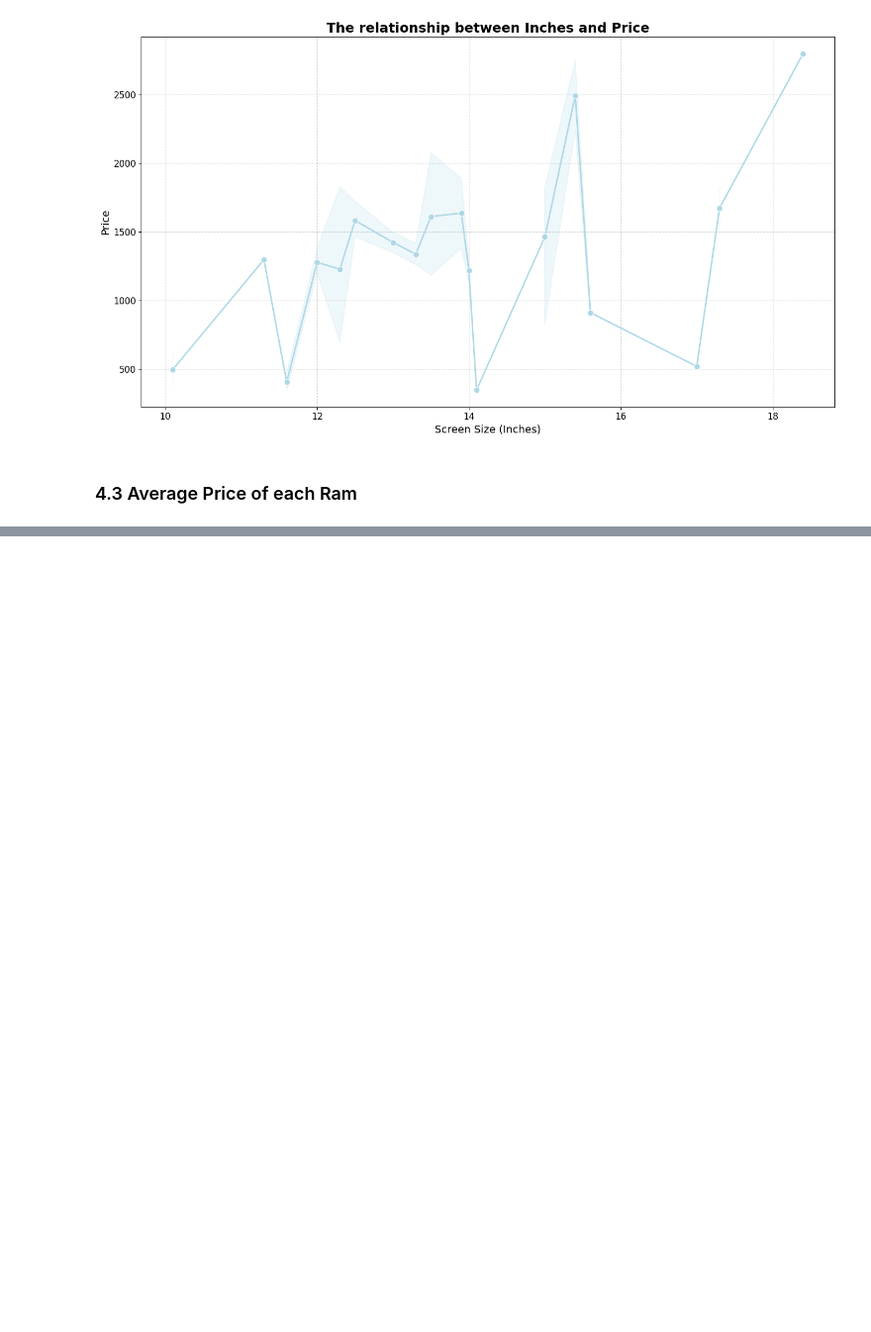
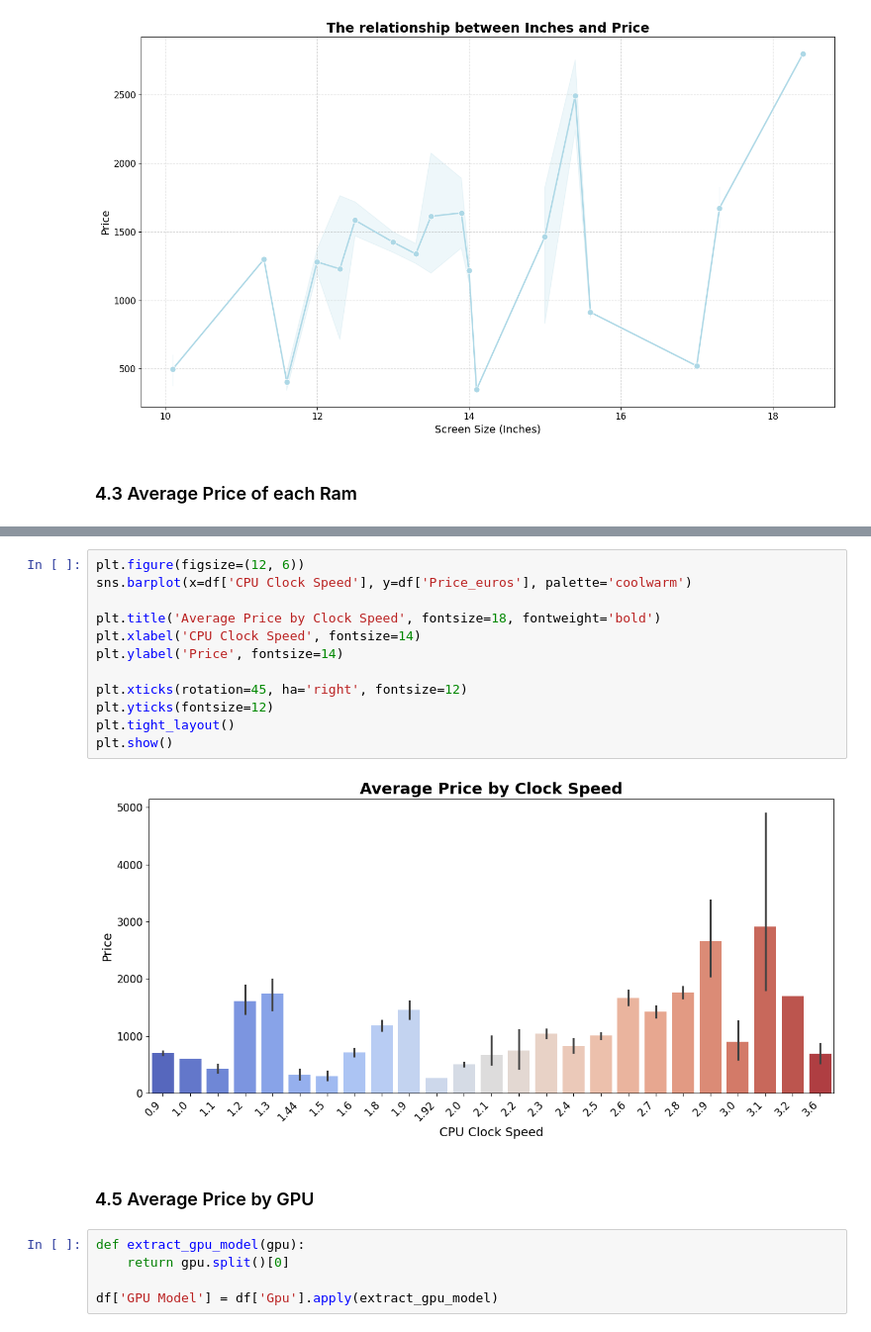
Before and after one commit to Pitou911/laptop-price-prediction, a Jupyter notebook: notebook/EDA.ipynb, the cells around one changed output, grey strips where cells are left out. Shown at 99% size. Cells and saved outputs as stored; diff of their text form; blank space fills up the shorter version.

```diff
--- a/notebook/EDA.ipynb
+++ b/notebook/EDA.ipynb
@@ -300,0 +352,21 @@ plt.show()
+# %%
+plt.figure(figsize=(12, 6))
+sns.barplot(x=df['CPU Clock Speed'], y=df['Price_euros'], palette='coolwarm')
+
+plt.title('Average Price by Clock Speed', fontsize=18, fontweight='bold')
+plt.xlabel('CPU Clock Speed', fontsize=14)
+plt.ylabel('Price', fontsize=14)
+
+plt.xticks(rotation=45, ha='right', fontsize=12)
+plt.yticks(fontsize=12)
+plt.tight_layout()
+plt.show()
+# %% [output]
+[figure, added]
+# %% [markdown]
+### 4.5 Average Price by GPU
+# %%
+def extract_gpu_model(gpu):
+    return gpu.split()[0]
+
+df['GPU Model'] = df['Gpu'].apply(extract_gpu_model)
```
Also changed, not shown: parts of 9 cells of this notebook.
